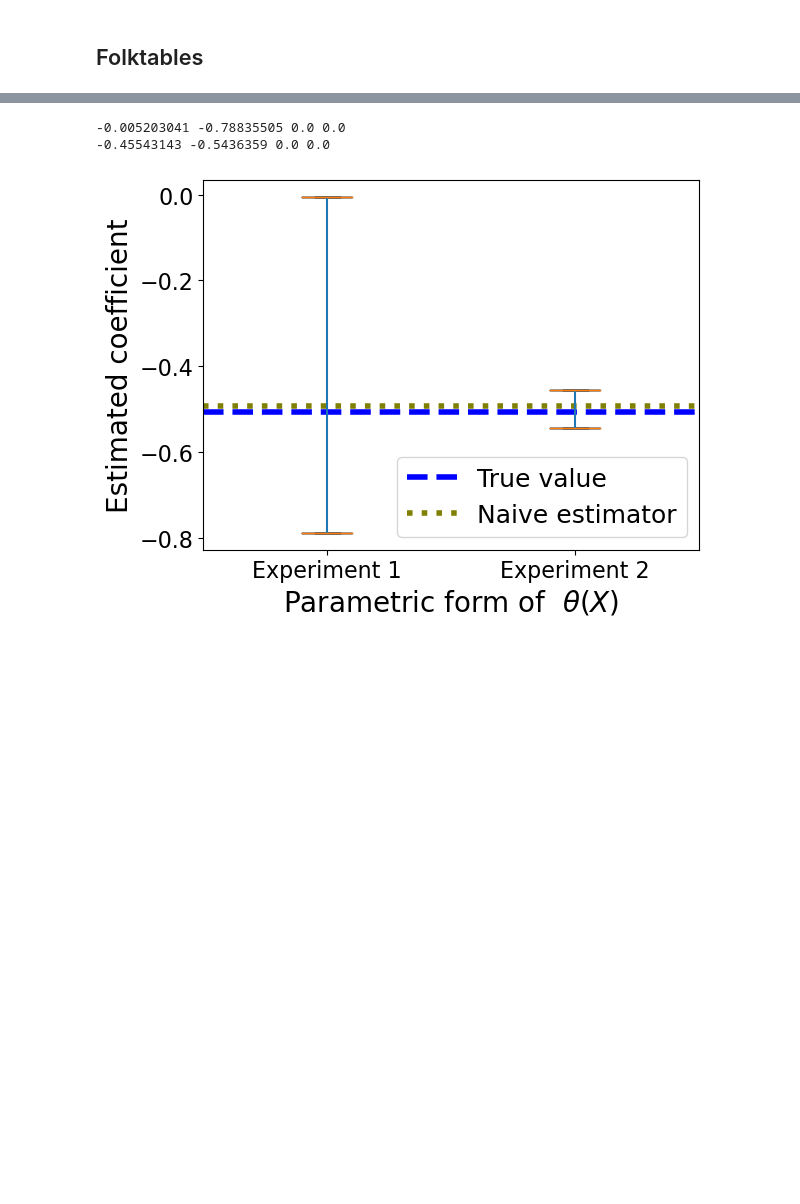
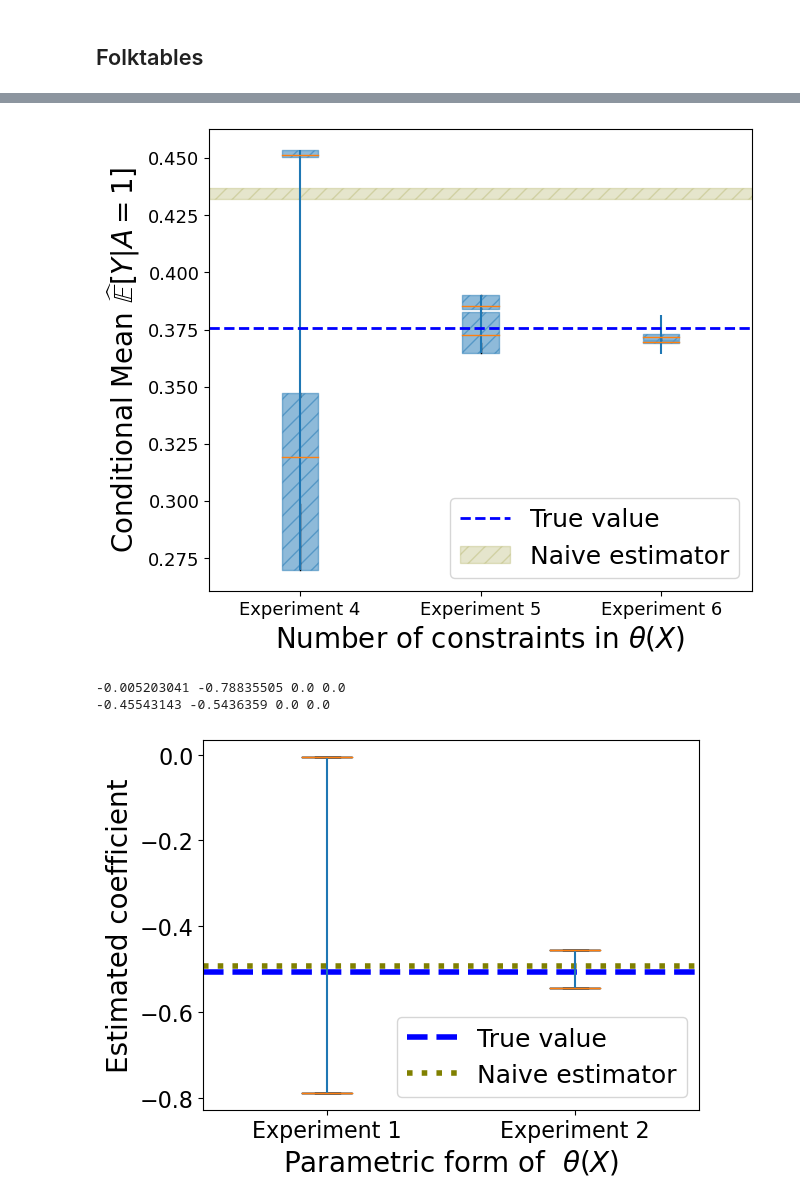
Before and after one commit to secg5/inference_contrained_distribution_shift, a Jupyter notebook: plotting/paper_plots.ipynb, the cells around one changed output, grey strips where cells are left out. Drawn from its saved outputs; the diff is of its cells as text; code cells hidden in the pictures; blank space fills up the shorter version.

```diff
--- a/plotting/paper_plots.ipynb
+++ b/plotting/paper_plots.ipynb
@@ -22,3 +40,9 @@ utils.generate_theta_plots(
+# %%
+utils.generate_theta_plots_4_5_6(
+    base_path="../experiment_artifacts/", timestamp="Sep19-2229"
+)
+# %% [output]
+[figure, added]
 # %%
 def load_vals(path):
     vals = []
```
Also changed, not shown: parts of 4 cells of this notebook, 1 other file.
